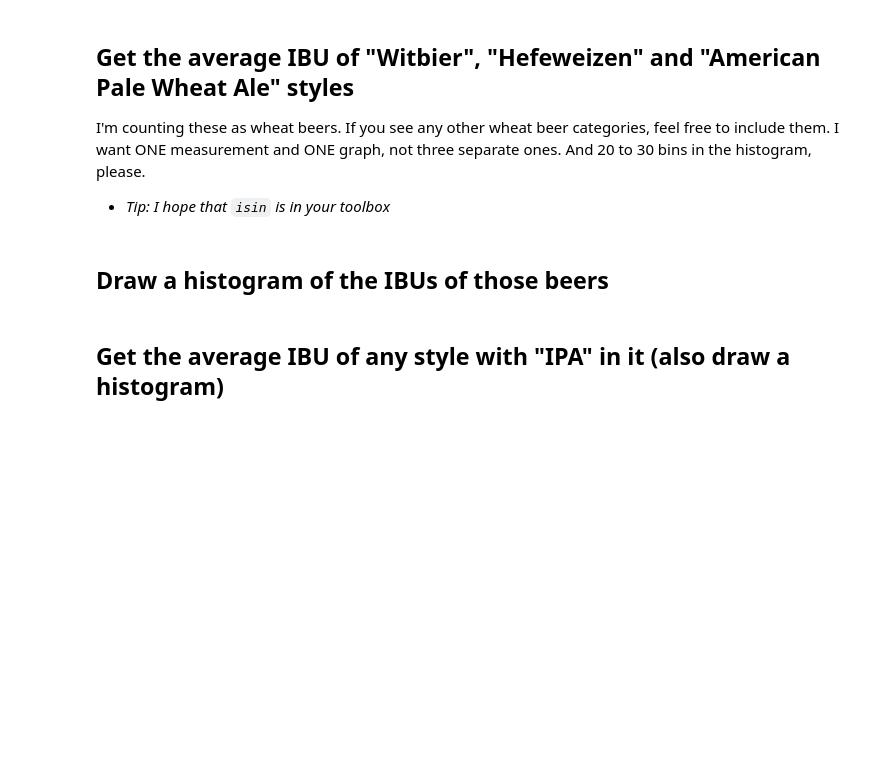
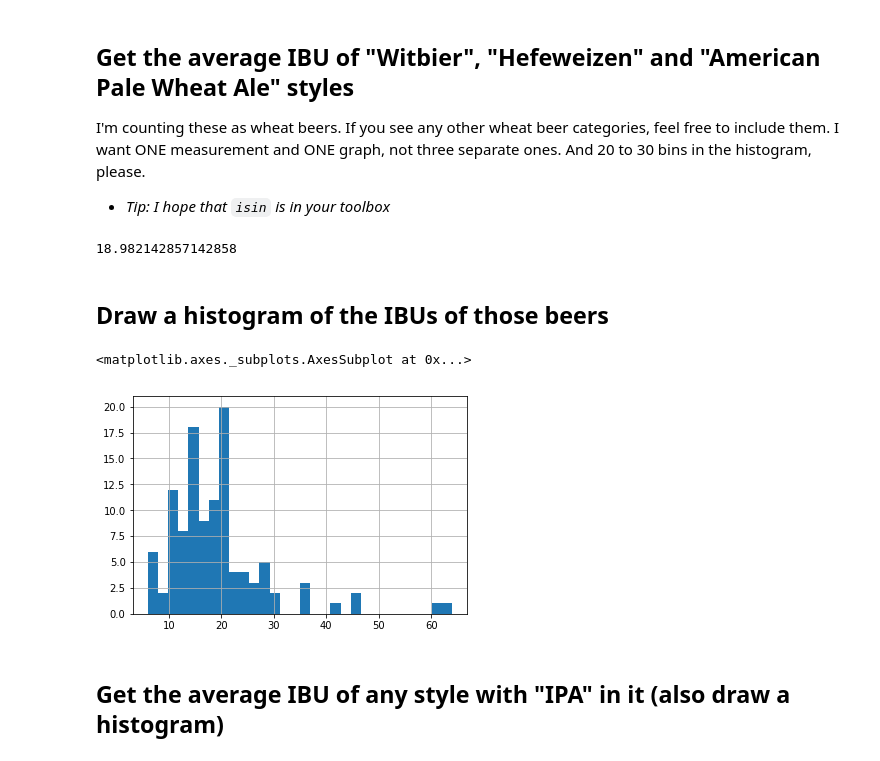
Before and after one commit to ElinaMak/foundations2018, a Jupyter notebook: Dataset ONE - Beer cans.ipynb, the cells around one changed output. Saved outputs shown, nothing was run; the diff lists cells and outputs as text; code cells hidden in the pictures; blank space fills up the shorter version.

```diff
--- a/Dataset ONE - Beer cans.ipynb
+++ b/Dataset ONE - Beer cans.ipynb
@@ -407,7 +535,16 @@ Put the highest at the top, and the missing ones at the bottom.
 I'm counting these as wheat beers. If you see any other wheat beer categories, feel free to include them. I want ONE measurement and ONE graph, not three separate ones. And 20 to 30 bins in the histogram, please.
 
 - *Tip: I hope that `isin` is in your toolbox*
+# %%
+df[df.Style.isin(["Witbier", "Hefeweizen", "American Pale Wheat Ale"])].IBUs.mean()
+# %% [output]
+18.982142857142858
 # %% [markdown]
 ## Draw a histogram of the IBUs of those beers
+# %%
+df[df.Style.isin(["Witbier", "Hefeweizen", "American Pale Wheat Ale"])].IBUs.hist(bins=30)
+# %% [output]
+<matplotlib.axes._subplots.AxesSubplot at 0x...>
+[figure, added]
 # %% [markdown]
 ## Get the average IBU of any style with "IPA" in it (also draw a histogram)
```
Also changed, not shown: parts of 19 cells of this notebook.
